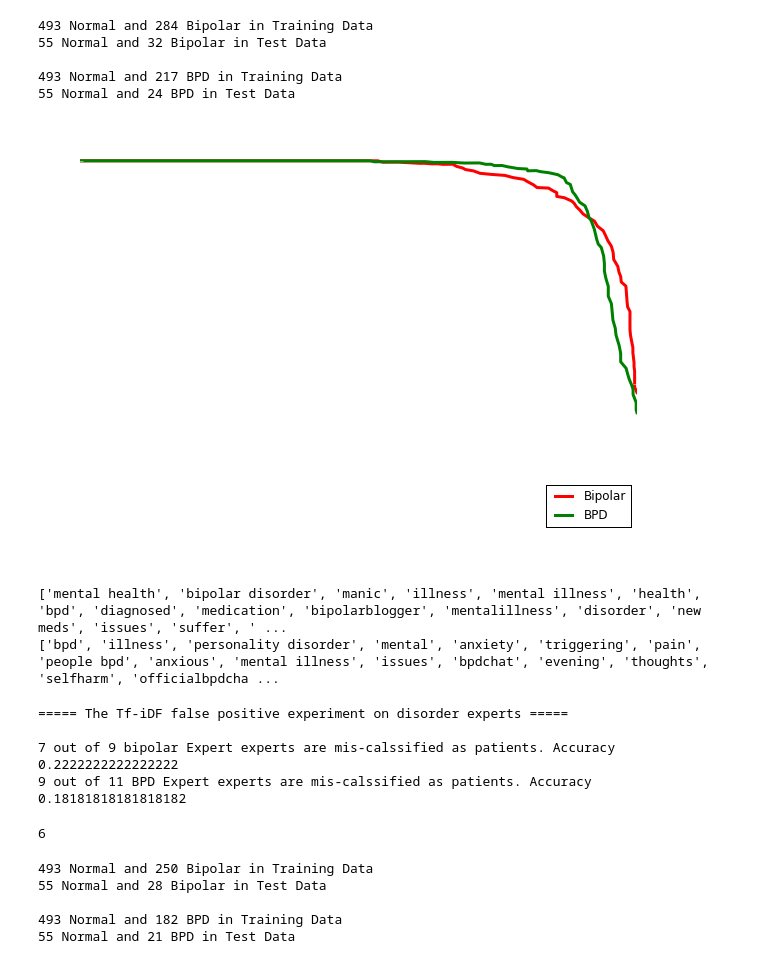
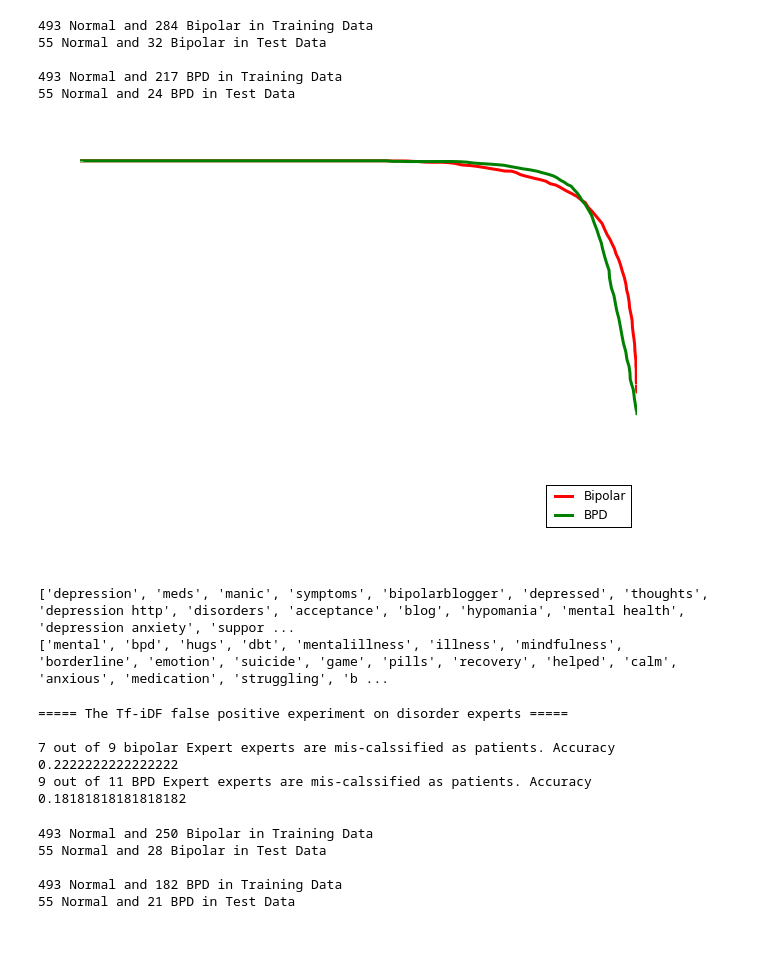
Before and after one commit to omarsar/midas_api, a Jupyter notebook: 4_prediction_visualization/prediction_evaluation.ipynb, the cells around one changed output. Cells and saved outputs as stored; diff of their text form; code cells hidden in the pictures.

```diff
--- a/4_prediction_visualization/prediction_evaluation.ipynb
+++ b/4_prediction_visualization/prediction_evaluation.ipynb
@@ -239,9 +241,36 @@ class TextFeatureGroups(object):
         return classifier.predict(X)
 
 
+    def getLabelsScores(self, name, classifier,n_fold):
+        index = self.name_to_index[name]
+        group = self.groups[index]
 
-    def renderPrecisionRecall(self,colors=['r','g','b',"y","w"], n_fold = 30):
-        classifier  = RandomForestClassifier(n_jobs=-1, max_features="sqrt", n_estimators=128)
+        SCORES = np.array([])
+        LABELS = np.array([])
+
+
+        X = self.text_models[index].transform(self.base.getTexts()+group.getTexts())
+        Y =  np.array([0] * self.base.getSize() + [1] * group.getSize())
+
+
+        sss = StratifiedShuffleSplit(Y, n_fold, random_state=randint(0,65536) )
+
+        for train_index, test_index in sss:
+
+            X_train, X_test = X[train_index], X[test_index]
+            Y_train, Y_test = Y[train_index], Y[test_index]
+
+            classifier.fit(X_train, Y_train)
+            score = classifier.predict_proba(X_test)[:,1]
+            SCORES = np.concatenate((SCORES, score))
+            LABELS = np.concatenate((LABELS, Y_test))
+
+        return SCORES, LABELS, (X_train, X_test,Y_train, Y_test)
+
+
+
+    def renderPrecisionRecall(self,colors=['r','g','b',"y","w"], n_fold = 10):
+        classifier = RandomForestClassifier(n_jobs=-1, max_features="sqrt", n_estimators=128)
         fig, ax = plt.subplots()
         ax.spines['bottom'].set_color('white')
         ax.spines['top'].set_color('white')
@@ -260,26 +289,8 @@ class TextFeatureGroups(object):
 
         for g, group in enumerate(self.groups):
 
-            SCORES = np.array([])
-            LABELS = np.array([])
+            SCORES, LABELS,(X_train, X_test,Y_train, Y_test) = self.getLabelsScores(group.getName(), classifier ,n_fold)
 
-
-            X = self.text_models[g].transform(self.base.getTexts()+group.getTexts())
-            Y =  np.zeros(self.base.getSize() + group.getSize(), dtype=int)
-            Y[self.base.getSize():] = 1
-
-            sss = StratifiedShuffleSplit(Y, n_fold, random_state=randint(0,65536) )
-
-
-            for train_index, test_index in sss:
-
-                X_train, X_test = X[train_index], X[test_index]
-                Y_train, Y_test = Y[train_index], Y[test_index]
-
-                classifier.fit(X_train, Y_train)
-                score = classifier.predict_proba(X_test)[:,1]
-                SCORES = np.concatenate((SCORES, score))
-                LABELS = np.concatenate((LABELS, Y_test))
 
 
             precision, recall, _ = precision_recall_curve(LABELS, SCORES, pos_label=1)
@@ -295,37 +306,37 @@ class TextFeatureGroups(object):
             normal_train = Y_train.shape[0] - positive_train
             normal_test = Y_test.shape[0] - positive_test
 
 
             print("{} Normal and {} {} in Training Data".format(normal_train,positive_train,group.getName()))
             print("{} Normal and {} {} in Test Data\n".format(normal_test,positive_test,group.getName()))
             plt.plot(recall, precision, label=group.getName() , color=colors[g],linewidth=3)
 
         plt.legend(loc="lower right")
         plt.show()
 
 
 
 
 
 
 
 
 tfidf_groups = TextFeatureGroups(regular_group, [bipolar_all,BPD_all])
-tfidf_groups.renderPrecisionRecall()
+tfidf_groups.renderPrecisionRecall(n_fold=100)
 bipolar_words = tfidf_groups.getTopFeatures("Bipolar")
 BPD_words = tfidf_groups.getTopFeatures("BPD")
 
 print(bipolar_words)
 print(BPD_words)
 # %% [output]
 493 Normal and 284 Bipolar in Training Data
 55 Normal and 32 Bipolar in Test Data
 
 493 Normal and 217 BPD in Training Data
 55 Normal and 24 BPD in Test Data
-[figure, old version]
+[figure, new version]
-['mental health', 'bipolar disorder', 'manic', 'illness', 'mental illness', 'health', 'bpd', 'diagnosed', 'medication', 'bipolarblogger', 'mentalillness', 'disorder', 'new meds', 'issues', 'suffer', ' ...
-['bpd', 'illness', 'personality disorder', 'mental', 'anxiety', 'triggering', 'pain', 'people bpd', 'anxious', 'mental illness', 'issues', 'bpdchat', 'evening', 'thoughts', 'selfharm', 'officialbpdcha ...
+['depression', 'meds', 'manic', 'symptoms', 'bipolarblogger', 'depressed', 'thoughts', 'depression http', 'disorders', 'acceptance', 'blog', 'hypomania', 'mental health', 'depression anxiety', 'suppor ...
+['mental', 'bpd', 'hugs', 'dbt', 'mentalillness', 'illness', 'mindfulness', 'borderline', 'emotion', 'suicide', 'game', 'pills', 'recovery', 'helped', 'calm', 'anxious', 'medication', 'struggling', 'b ...
 # %%
 #Expert experiemnt of Tf-iDF kinda sucks
 bipolar_experts =  Group("bipolar Expert", dbName= "patients", collectionName="bipolar_experts", spam_threshold=0.55)
@@ -357,10 +368,6 @@ print("{} out of {} {} experts are mis-calssified as patients. Accuracy {}".form
 
 7 out of 9 bipolar Expert experts are mis-calssified as patients. Accuracy 0.2222222222222222
 9 out of 11 BPD Expert experts are mis-calssified as patients. Accuracy 0.18181818181818182
-# %%
-bipolar_experts.getSize()
-# %% [output]
-6
 # %%
 #Cross classification of Tf-iDF
 tfidf_groups_clean = TextFeatureGroups(regular_group, [bipolar_group_clean,BPD_group_clean])
```
Also changed, not shown: parts of 10 cells of this notebook, 1 other file.
